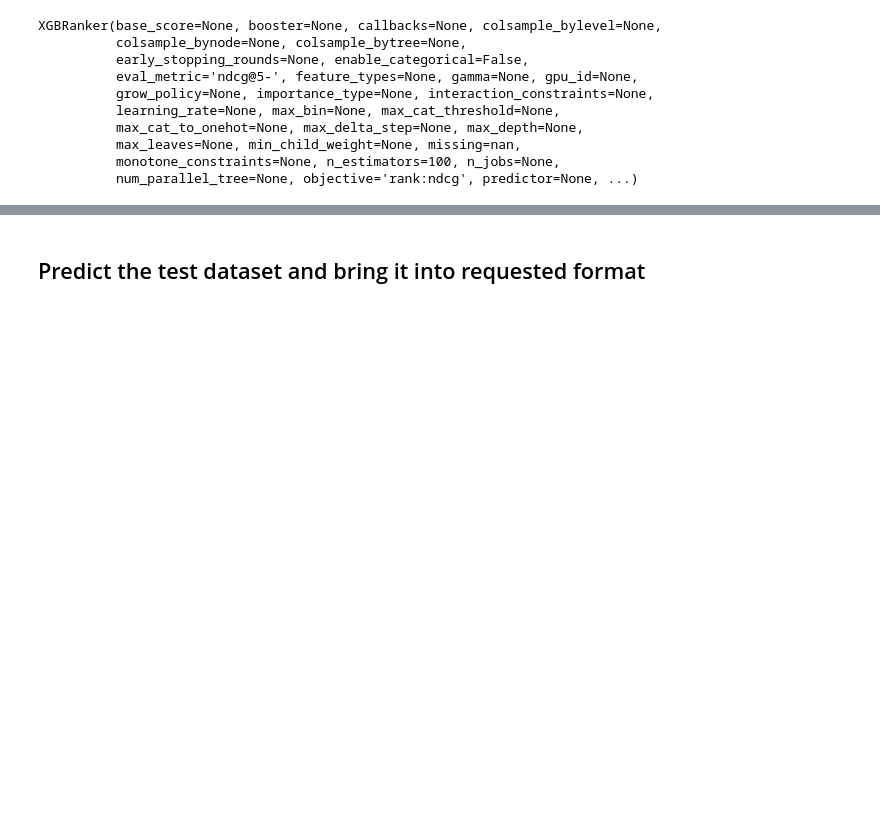
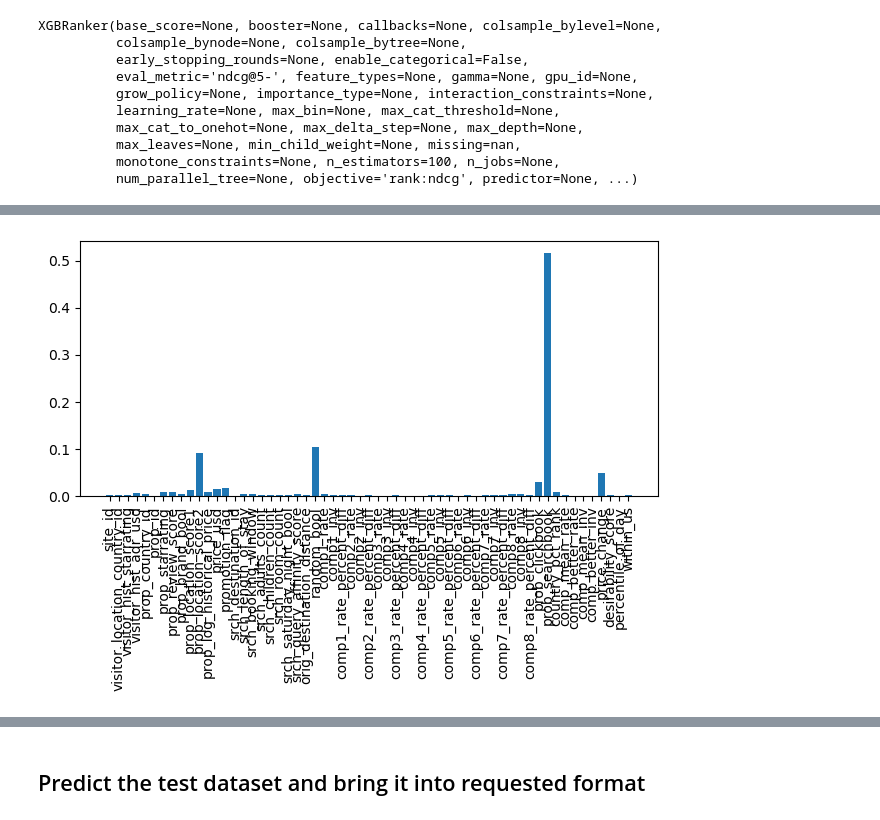
Before and after one commit to PaulHosek/DataMining, a Jupyter notebook: prediction_xgb.ipynb, the cells around one changed output, grey strips where cells are left out. Saved outputs shown, nothing was run; the diff lists cells and outputs as text; code cells hidden in the pictures; blank space fills up the shorter version.

```diff
--- a/prediction_xgb.ipynb
+++ b/prediction_xgb.ipynb
@@ -188,0 +200,9 @@ mean_ndcg
+# %%
+plt.bar(range(len(baseline.feature_importances_)), baseline.feature_importances_)
+plt.figsize= (4,20)
+# plt.xlabel(baseline.get_booster().feature_names, rotation = 90)
+plt.xticks(range(len(baseline.feature_importances_)), baseline.get_booster().feature_names,rotation = 90)
+plt.tight_layout()
+plt.show()
+# %% [output]
+[figure, added]
```
Also changed, not shown: parts of 16 cells of this notebook, 3 other files.
